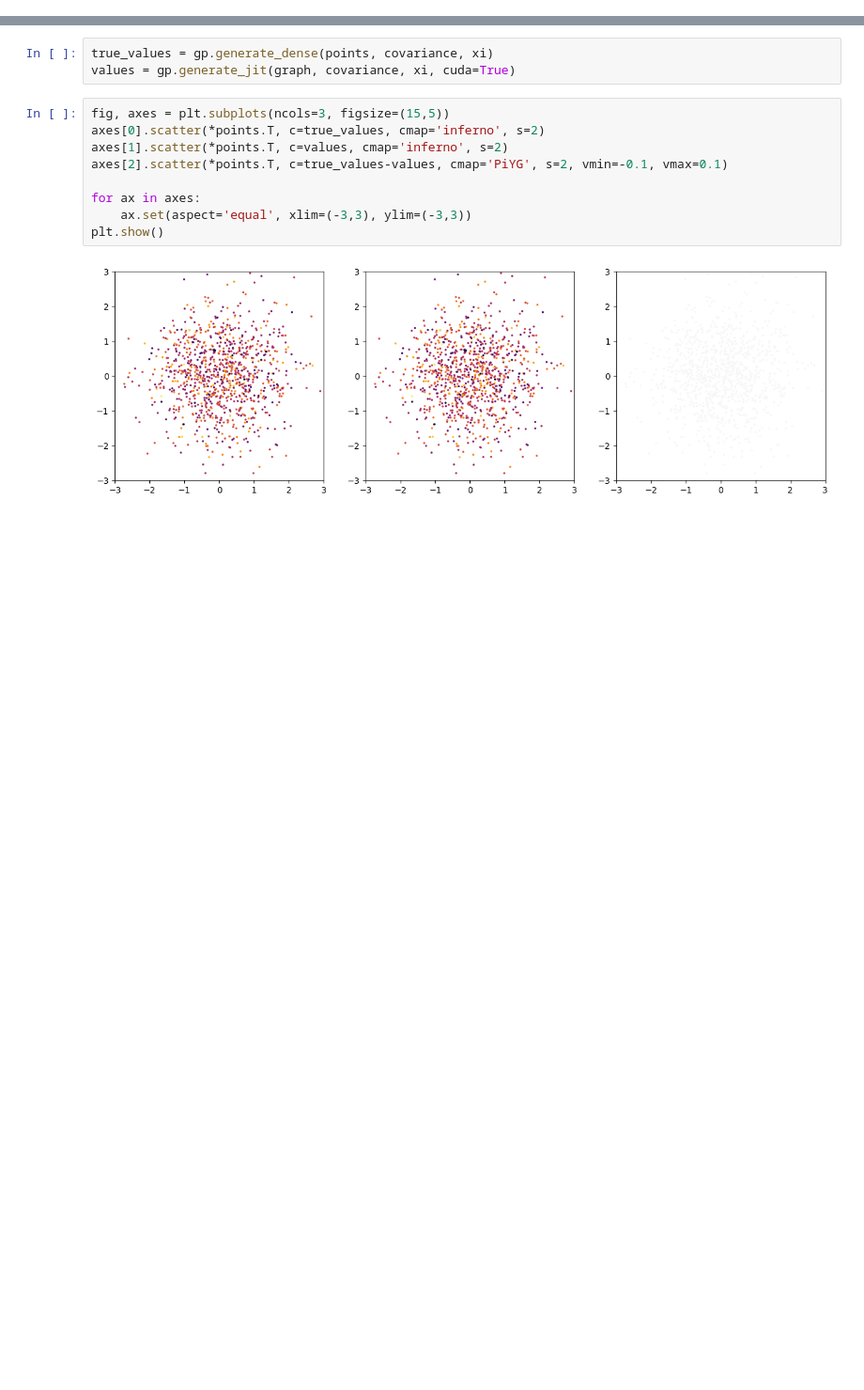
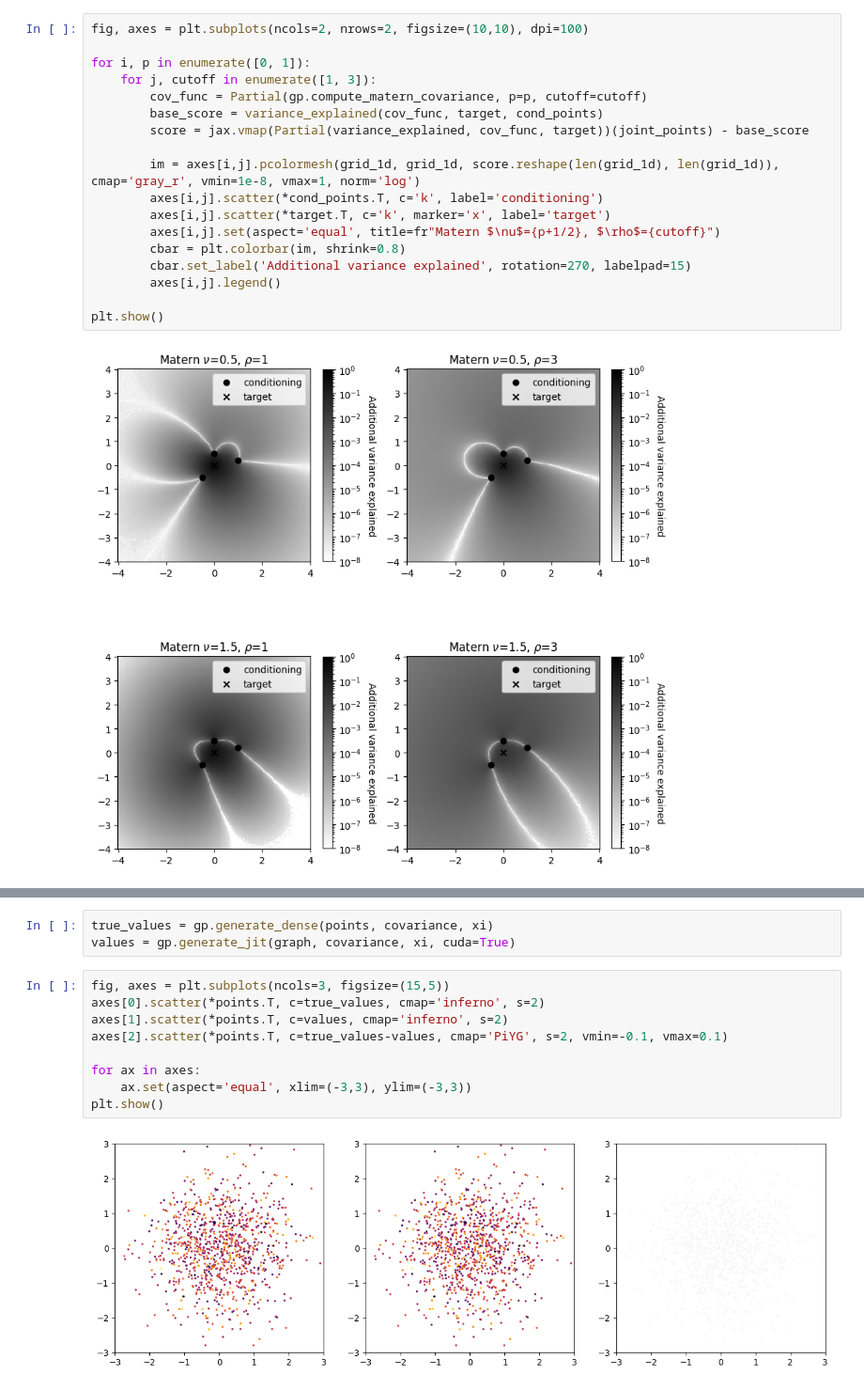
Before and after one commit to stanford-ism/graphgp, a Jupyter notebook: debug_variance.ipynb, the cells around one changed output, grey strips where cells are left out. Shown at 94% size. Drawn from its saved outputs; the diff is of its cells as text; blank space fills up the shorter version.

```diff
--- a/debug_variance.ipynb
+++ b/debug_variance.ipynb
@@ -14,0 +106,20 @@ rng = jr.key(127)
+# %%
+fig, axes = plt.subplots(ncols=2, nrows=2, figsize=(10,10), dpi=100)
+
+for i, p in enumerate([0, 1]):
+    for j, cutoff in enumerate([1, 3]):
+        cov_func = Partial(gp.compute_matern_covariance, p=p, cutoff=cutoff)
+        base_score = variance_explained(cov_func, target, cond_points)
+        score = jax.vmap(Partial(variance_explained, cov_func, target))(joint_points) - base_score
+
+        im = axes[i,j].pcolormesh(grid_1d, grid_1d, score.reshape(len(grid_1d), len(grid_1d)), cmap='gray_r', vmin=1e-8, vmax=1, norm='log')
+        axes[i,j].scatter(*cond_points.T, c='k', label='conditioning')
+        axes[i,j].scatter(*target.T, c='k', marker='x', label='target')
+        axes[i,j].set(aspect='equal', title=fr"Matern $\nu$={p+1/2}, $\rho$={cutoff}")
+        cbar = plt.colorbar(im, shrink=0.8)
+        cbar.set_label('Additional variance explained', rotation=270, labelpad=15)
+        axes[i,j].legend()
+
+plt.show()
+# %% [output]
+[figure, added]
```
Also changed, not shown: parts of 34 cells of this notebook, 8 other files.
